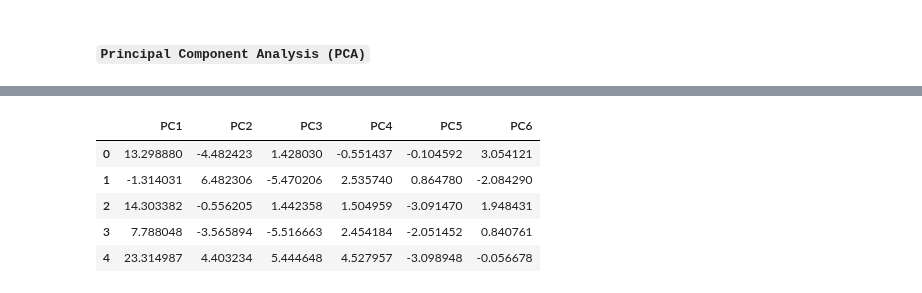
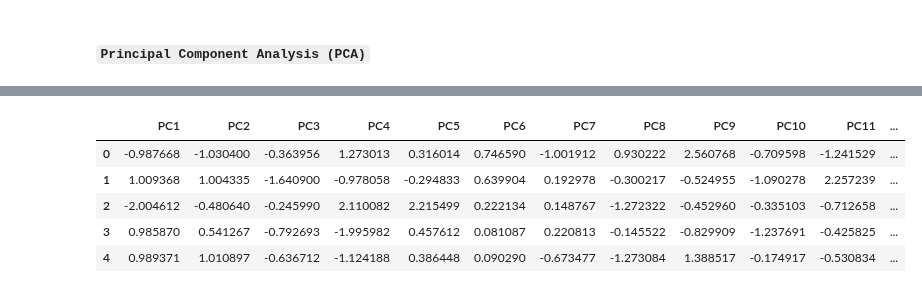
Before and after one commit to sranillac/SRC_UniOvi, a Jupyter notebook: ML-IA/src/ML-Classification/LoanDefault/SRC_Dimension_Reduction_VideoGames.ipynb, the cells around one changed output, grey strips where cells are left out. Cells and saved outputs as stored; diff of their text form; code cells hidden in the pictures.

```diff
--- a/ML-IA/src/ML-Classification/LoanDefault/SRC_Dimension_Reduction_VideoGames.ipynb
+++ b/ML-IA/src/ML-Classification/LoanDefault/SRC_Dimension_Reduction_VideoGames.ipynb
@@ -24,9 +24,9 @@ warnings.filterwarnings("ignore", category = FutureWarning)
 # %%
 # Titanic Pre-Processed data
-X_train = pd.read_pickle('https://raw.githubusercontent.com/sranillac/SRC_UniOvi/refs/heads/main/ML-IA/data/VideoGames/X_Train_VideoGames.pkl')
-X_test = pd.read_pickle('https://raw.githubusercontent.com/sranillac/SRC_UniOvi/refs/heads/main/ML-IA/data/VideoGames/X_Test_VideoGames.pkl')
-Y_train = pd.read_pickle('https://raw.githubusercontent.com/sranillac/SRC_UniOvi/refs/heads/main/ML-IA/data/VideoGames/Y_Train_VideoGames.pkl')
-Y_test = pd.read_pickle('https://raw.githubusercontent.com/sranillac/SRC_UniOvi/refs/heads/main/ML-IA/data/VideoGames/Y_Test_VideoGames.pkl')
+X_train = pd.read_pickle('https://raw.githubusercontent.com/sranillac/SRC_UniOvi/refs/heads/main/ML-IA/data/LoanDefault/X_Train_LoanDefault.pkl')
+X_test = pd.read_pickle('https://raw.githubusercontent.com/sranillac/SRC_UniOvi/refs/heads/main/ML-IA/data/LoanDefault/X_Test_LoanDefault.pkl')
+Y_train = pd.read_pickle('https://raw.githubusercontent.com/sranillac/SRC_UniOvi/refs/heads/main/ML-IA/data/LoanDefault/Y_Train_LoanDefault.pkl')
+Y_test = pd.read_pickle('https://raw.githubusercontent.com/sranillac/SRC_UniOvi/refs/heads/main/ML-IA/data/LoanDefault/Y_Test_LoanDefault.pkl')
 # %% [markdown]
 #### ``Principal Component Analysis (PCA)``
 # %%
@@ -57,16 +57,16 @@ legend.get_frame().set_linewidth(0.5)
 # %%
 # Dimensionality Reduction - PCA
-pca = PCA(n_components = 6)
+pca = PCA(n_components = 12)
 X_train_pca = pca.fit_transform(X_train)
 X_train_pca = pd.DataFrame(X_train_pca, columns = [f'PC{i+1}' for i in range(X_train_pca.shape[1])])
 X_train_pca.head()
 # %% [output]
-|  | PC1 | PC2 | PC3 | PC4 | PC5 | PC6 |
-| 0 | 13.298880 | -4.482423 | 1.428030 | -0.551437 | -0.104592 | 3.054121 |
-| 1 | -1.314031 | 6.482306 | -5.470206 | 2.535740 | 0.864780 | -2.084290 |
-| 2 | 14.303382 | -0.556205 | 1.442358 | 1.504959 | -3.091470 | 1.948431 |
-| 3 | 7.788048 | -3.565894 | -5.516663 | 2.454184 | -2.051452 | 0.840761 |
-| 4 | 23.314987 | 4.403234 | 5.444648 | 4.527957 | -3.098948 | -0.056678 |
+|  | PC1 | PC2 | PC3 | PC4 | PC5 | PC6 | PC7 | PC8 | PC9 | PC10 | PC11 | ... |
+| 0 | -0.987668 | -1.030400 | -0.363956 | 1.273013 | 0.316014 | 0.746590 | -1.001912 | 0.930222 | 2.560768 | -0.709598 | -1.241529 | ... |
+| 1 | 1.009368 | 1.004335 | -1.640900 | -0.978058 | -0.294833 | 0.639904 | 0.192978 | -0.300217 | -0.524955 | -1.090278 | 2.257239 | ... |
+| 2 | -2.004612 | -0.480640 | -0.245990 | 2.110082 | 2.215499 | 0.222134 | 0.148767 | -1.272322 | -0.452960 | -0.335103 | -0.712658 | ... |
+| 3 | 0.985870 | 0.541267 | -0.792693 | -1.995982 | 0.457612 | 0.081087 | 0.220813 | -0.145522 | -0.829909 | -1.237691 | -0.425825 | ... |
+| 4 | 0.989371 | 1.010897 | -0.636712 | -1.124188 | 0.386448 | 0.090290 | -0.673477 | -1.273084 | 1.388517 | -0.174917 | -0.530834 | ... |
 # %%
 # PCA transformation to the test data
 X_test_pca = pca.transform(X_test)
```
Also changed, not shown: parts of 7 cells of this notebook, 2 other files.
